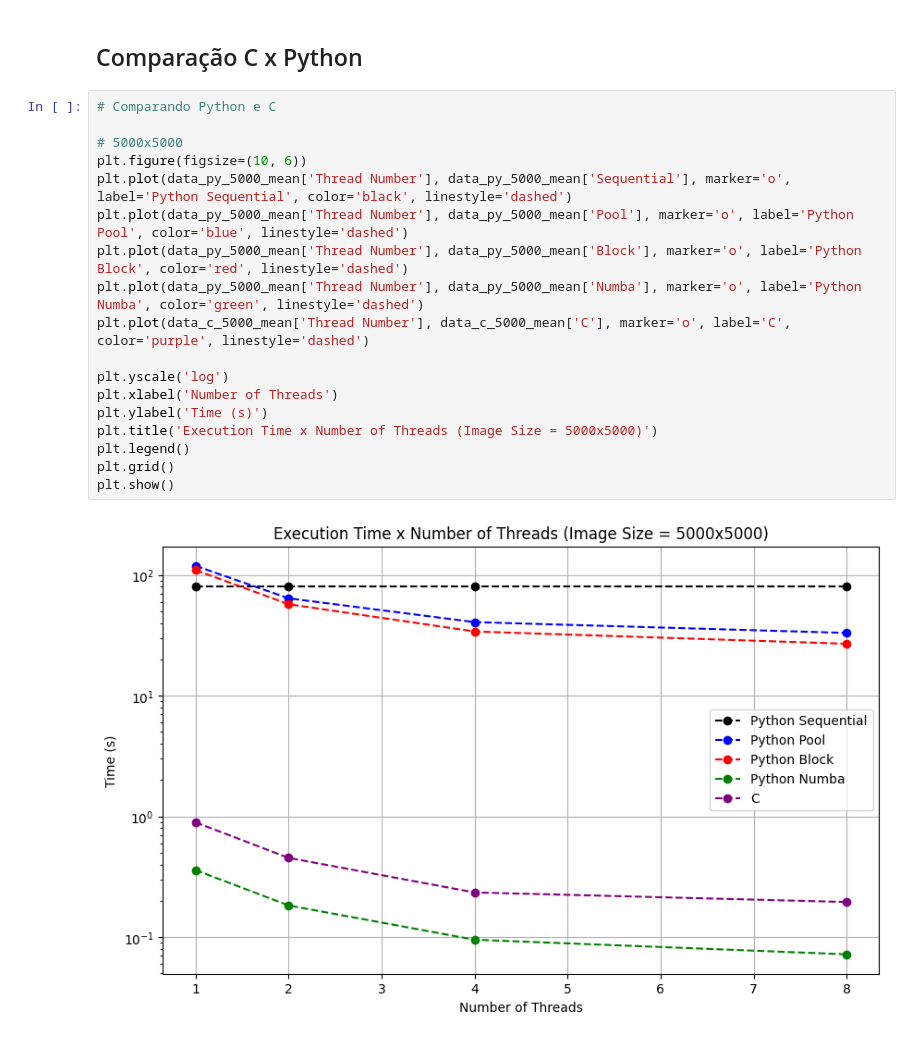
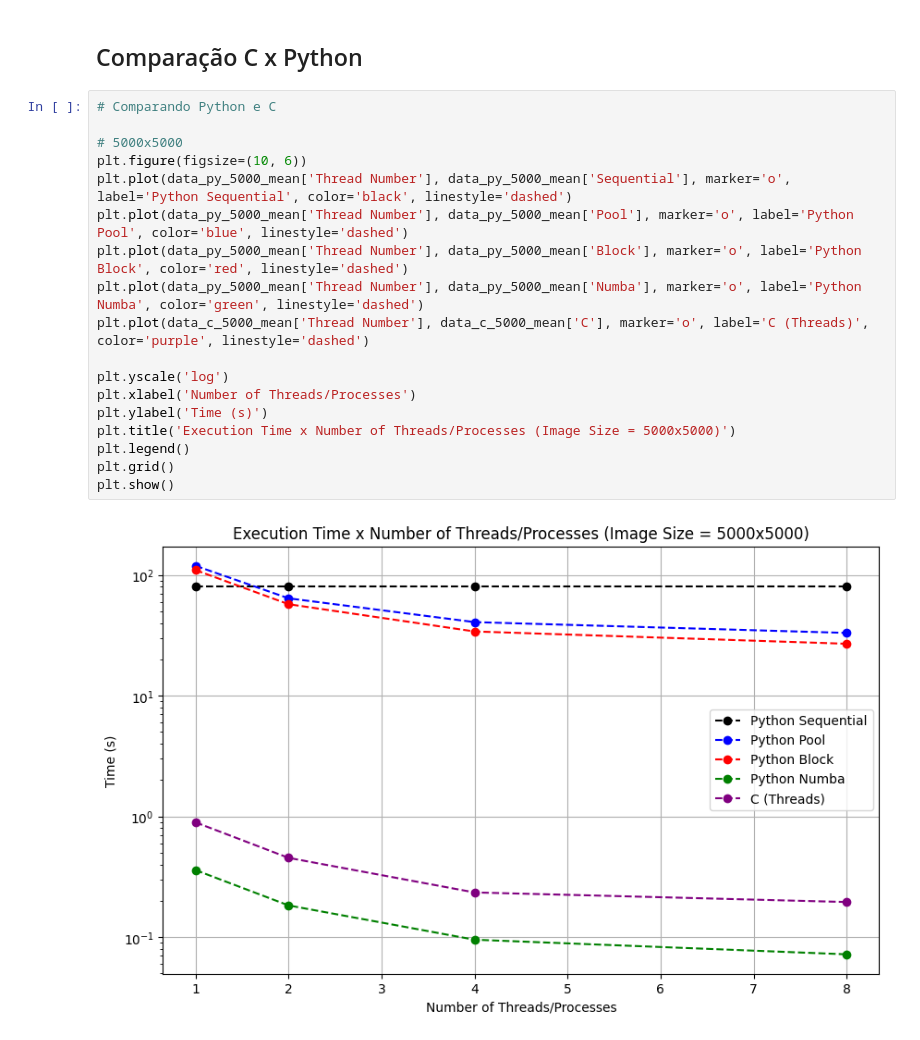
Before and after one commit to manoelmms/ImageConvolution, a Jupyter notebook: graphs.ipynb, the cells around one changed output. Drawn from its saved outputs; the diff is of its cells as text.

```diff
--- a/graphs.ipynb
+++ b/graphs.ipynb
@@ -539,20 +539,20 @@ plt.show()
 # %%
 # Comparando Python e C
 
 # 5000x5000
 plt.figure(figsize=(10, 6))
 plt.plot(data_py_5000_mean['Thread Number'], data_py_5000_mean['Sequential'], marker='o', label='Python Sequential', color='black', linestyle='dashed')
 plt.plot(data_py_5000_mean['Thread Number'], data_py_5000_mean['Pool'], marker='o', label='Python Pool', color='blue', linestyle='dashed')
 plt.plot(data_py_5000_mean['Thread Number'], data_py_5000_mean['Block'], marker='o', label='Python Block', color='red', linestyle='dashed')
 plt.plot(data_py_5000_mean['Thread Number'], data_py_5000_mean['Numba'], marker='o', label='Python Numba', color='green', linestyle='dashed')
-plt.plot(data_c_5000_mean['Thread Number'], data_c_5000_mean['C'], marker='o', label='C', color='purple', linestyle='dashed')
+plt.plot(data_c_5000_mean['Thread Number'], data_c_5000_mean['C'], marker='o', label='C (Threads)', color='purple', linestyle='dashed')
 
 plt.yscale('log')
-plt.xlabel('Number of Threads')
+plt.xlabel('Number of Threads/Processes')
 plt.ylabel('Time (s)')
-plt.title('Execution Time x Number of Threads (Image Size = 5000x5000)')
+plt.title('Execution Time x Number of Threads/Processes (Image Size = 5000x5000)')
 plt.legend()
 plt.grid()
 plt.show()
 # %% [output]
-[figure, old version]
+[figure, new version]
```
Also changed, not shown: parts of 13 cells of this notebook.
